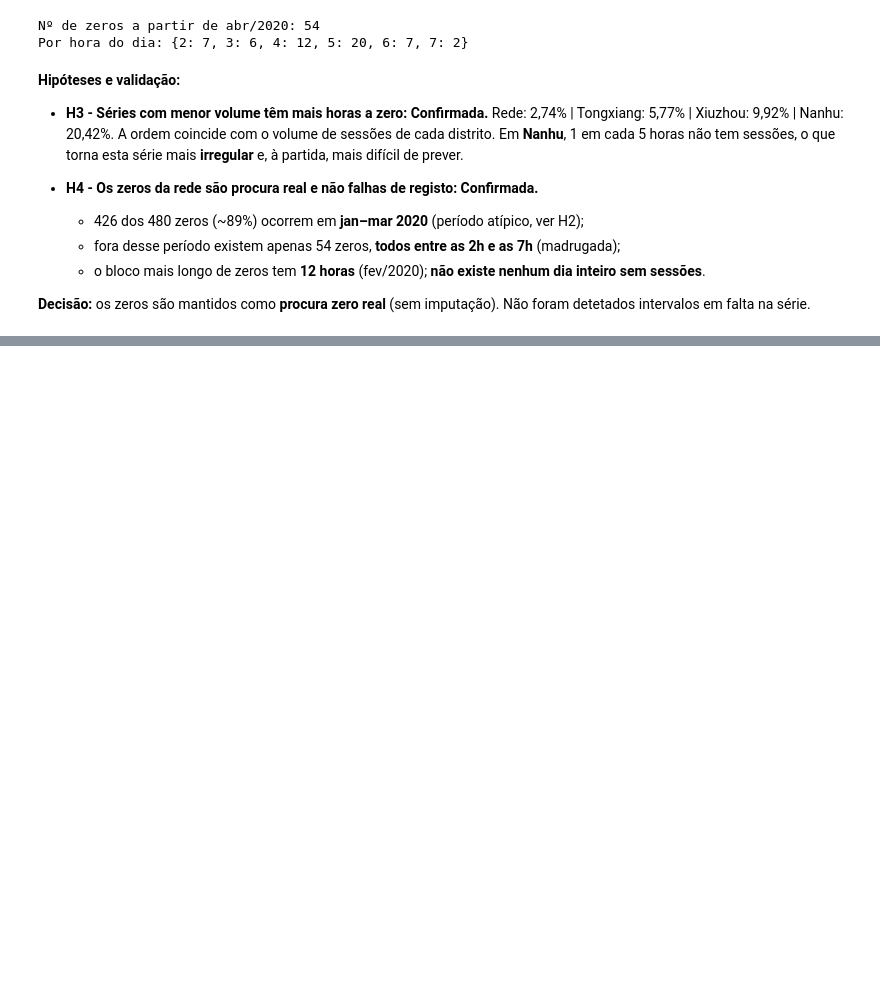
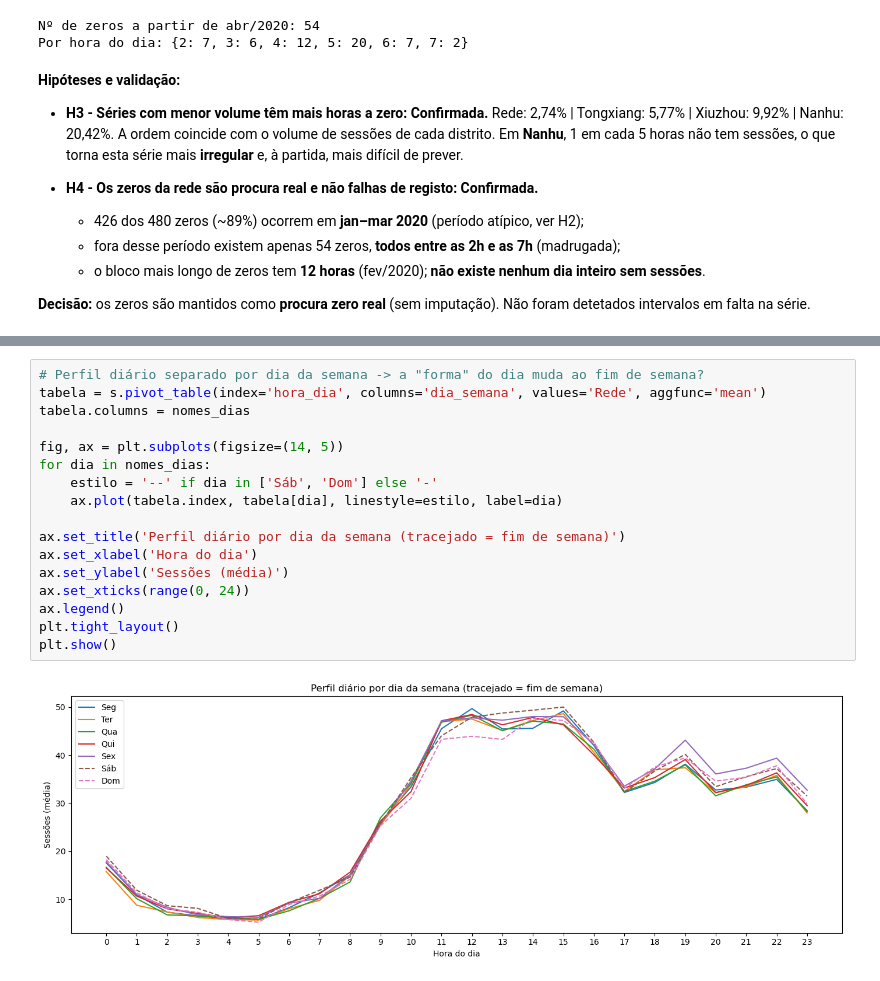
Before and after one commit to 1231478-Ellah-Fleischmann/MINDD-PROJETO-2, a Jupyter notebook: task1.ipynb, the cells around one changed output, grey strips where cells are left out. Cells and saved outputs as stored; diff of their text form; blank space fills up the shorter version.

```diff
--- a/task1.ipynb
+++ b/task1.ipynb
@@ -338,0 +497,19 @@ Por hora do dia: {2: 7, 3: 6, 4: 12, 5: 20, 6: 7, 7: 2}
+# %%
+# Perfil diário separado por dia da semana -> a "forma" do dia muda ao fim de semana?
+tabela = s.pivot_table(index='hora_dia', columns='dia_semana', values='Rede', aggfunc='mean')
+tabela.columns = nomes_dias
+
+fig, ax = plt.subplots(figsize=(14, 5))
+for dia in nomes_dias:
+    estilo = '--' if dia in ['Sáb', 'Dom'] else '-'
+    ax.plot(tabela.index, tabela[dia], linestyle=estilo, label=dia)
+
+ax.set_title('Perfil diário por dia da semana (tracejado = fim de semana)')
+ax.set_xlabel('Hora do dia')
+ax.set_ylabel('Sessões (média)')
+ax.set_xticks(range(0, 24))
+ax.legend()
+plt.tight_layout()
+plt.show()
+# %% [output]
+[figure, added]
```
Also changed, not shown: parts of 26 cells of this notebook.
